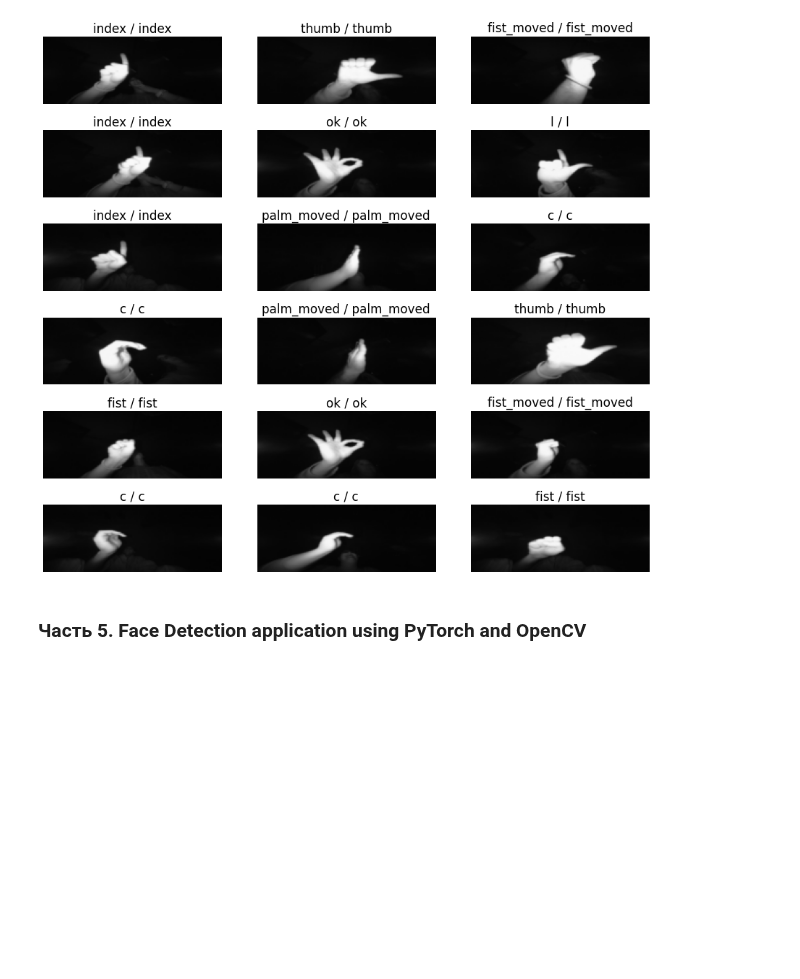
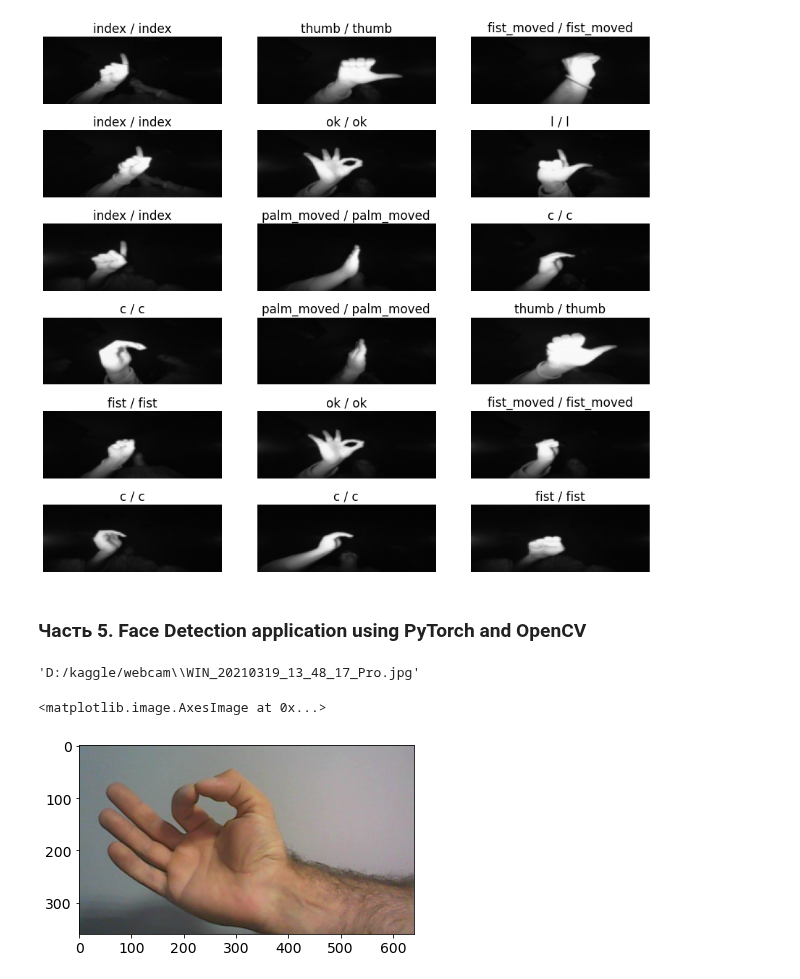
Before and after one commit to Miillya/Geekbrains, a Jupyter notebook: Фреймворк PyTorch для разработки искусственных нейронных сетей/course_project/course_project.ipynb, the cells around one changed output. Cells and saved outputs as stored; diff of their text form; code cells hidden in the pictures; blank space fills up the shorter version.

```diff
--- a/Фреймворк PyTorch для разработки искусственных нейронных сетей/course_project/course_project.ipynb
+++ b/Фреймворк PyTorch для разработки искусственных нейронных сетей/course_project/course_project.ipynb
@@ -353,6 +353,17 @@ correct: 32
 # !pip install opencv-python opencv-contrib-python
 # %%
 # !pip install facenet_pytorch
+# %%
+photo = glob.glob('D:/kaggle/webcam/*.jpg')
+photo[0]
+# %% [output]
+'D:/kaggle/webcam\\WIN_20210319_13_48_17_Pro.jpg'
+# %%
+imagess = Image.open(photo[0])
+plt.imshow(imagess)
+# %% [output]
+<matplotlib.image.AxesImage at 0x...>
+[figure, added]
 # %%
 from facenet_pytorch import MTCNN
 
```
Also changed, not shown: parts of 3 cells of this notebook.
